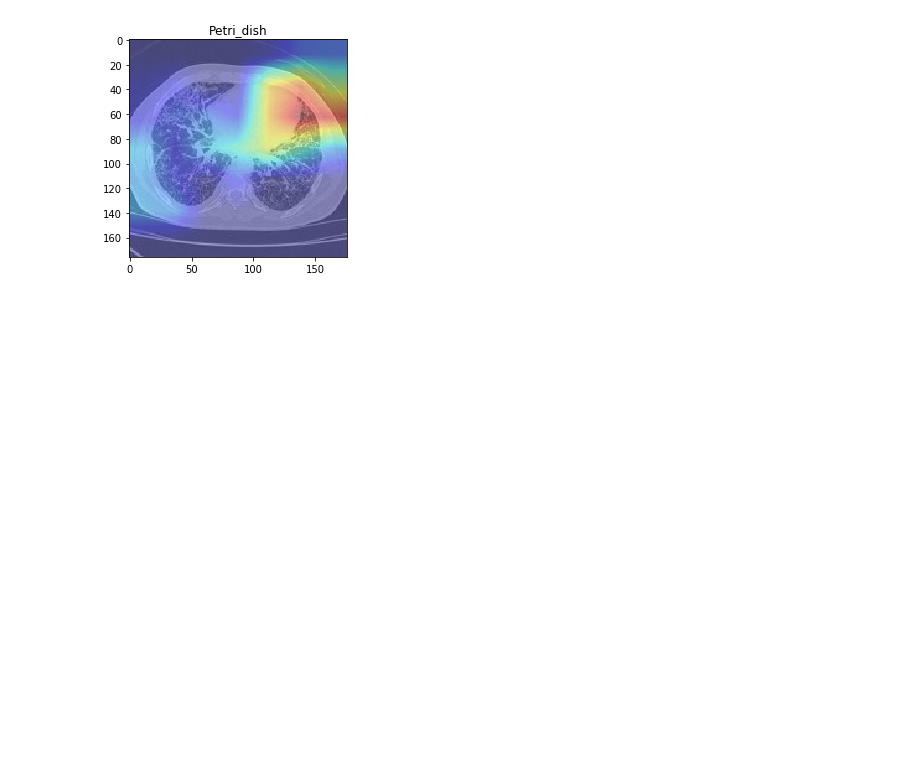
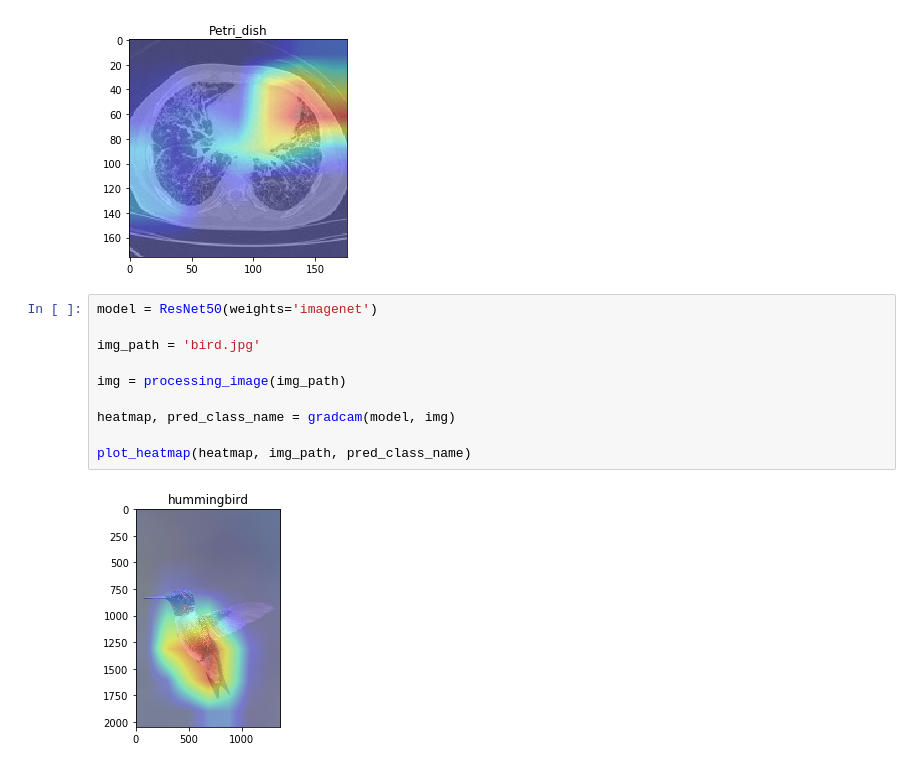
Before and after one commit to Media1129/Grad_CAM, a Jupyter notebook: ILD_CAM_RESNET.ipynb, the cells around one changed output. Saved outputs shown, nothing was run; the diff lists cells and outputs as text; blank space fills up the shorter version.

Commit message:
more picture to test the grad_cam heatmap

```diff
--- a/ILD_CAM_RESNET.ipynb
+++ b/ILD_CAM_RESNET.ipynb
@@ -103,3 +105,15 @@ heatmap, pred_class_name = gradcam(model, img)
 plot_heatmap(heatmap, img_path, pred_class_name)
 # %% [output]
 [figure]
+# %%
+model = ResNet50(weights='imagenet')
+
+img_path = 'bird.jpg'
+
+img = processing_image(img_path)
+
+heatmap, pred_class_name = gradcam(model, img)
+
+plot_heatmap(heatmap, img_path, pred_class_name)
+# %% [output]
+[figure, added]
```
Also changed, not shown: parts of 3 cells of this notebook, 4 other files.
